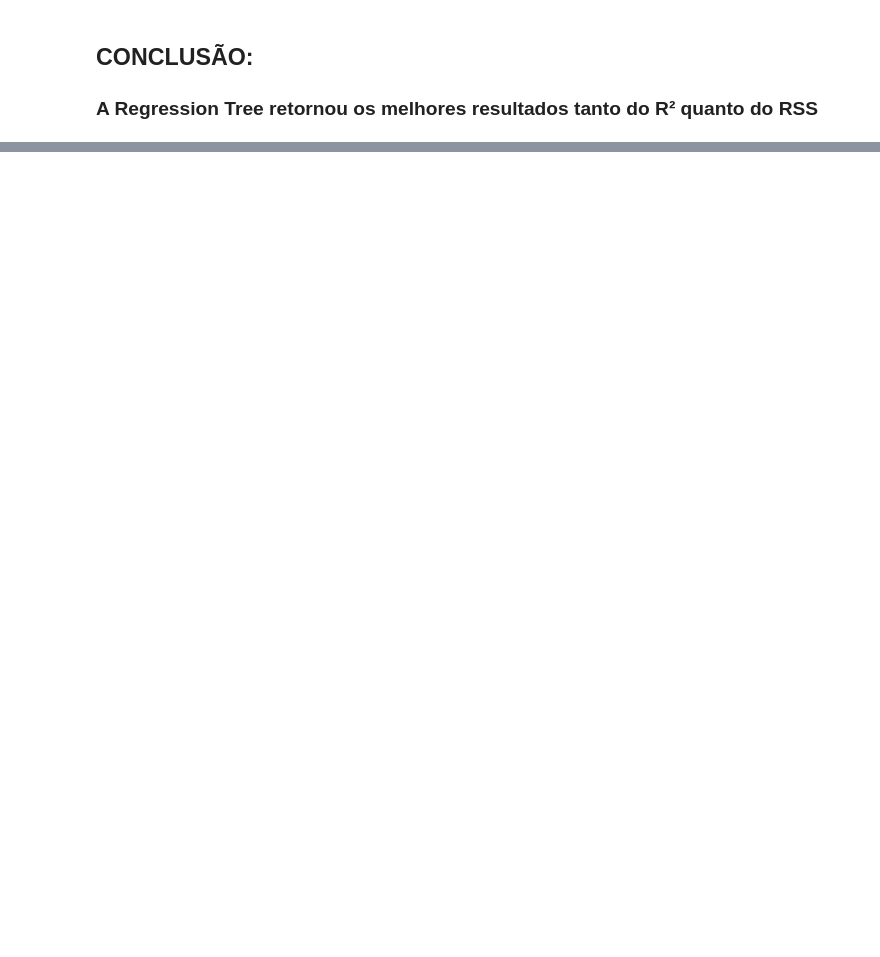
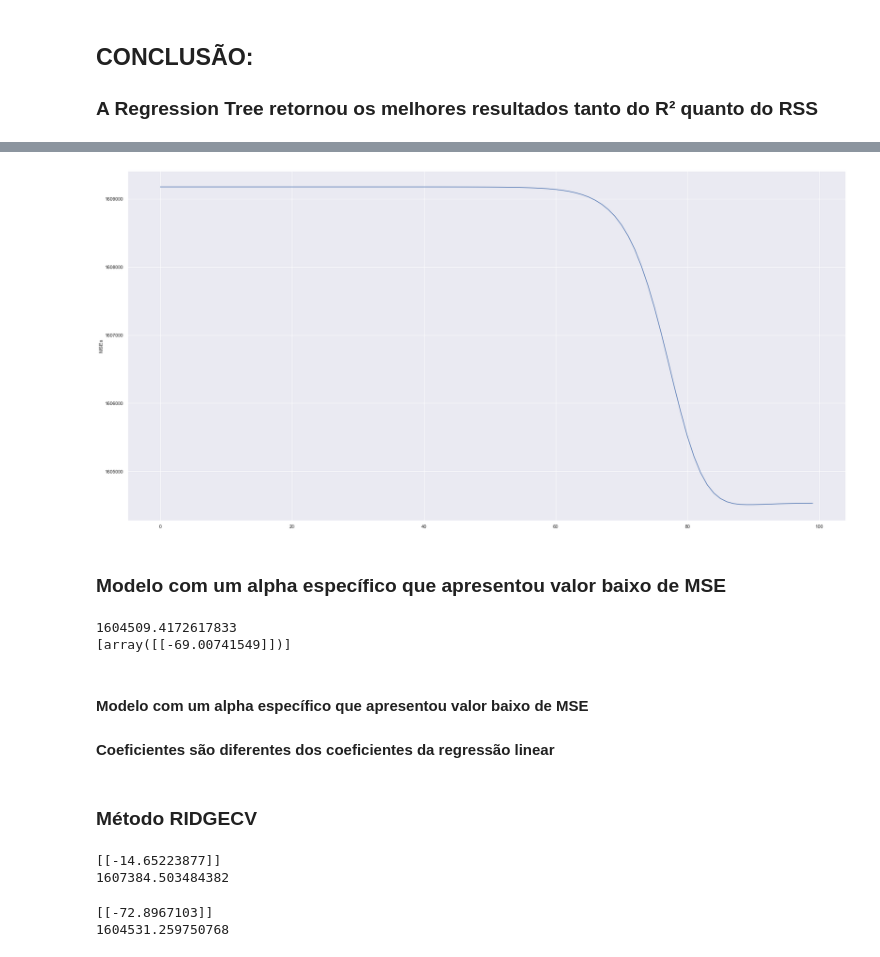
Before and after one commit to advinstai/Aprendizagem-estatistica-regressao, a Jupyter notebook: Exercicio-regressao/Cristiano/rumo_regressao_cristiano.ipynb, the cells around one changed output, grey strips where cells are left out. Cells and saved outputs as stored; diff of their text form; code cells hidden in the pictures; blank space fills up the shorter version.

```diff
--- a/Exercicio-regressao/Cristiano/rumo_regressao_cristiano.ipynb
+++ b/Exercicio-regressao/Cristiano/rumo_regressao_cristiano.ipynb
@@ -293,0 +412,48 @@ TREE:   61353464152
+# %%
+#plt.plot(alphas,MSEs)
+plt.plot(MSEs)
+plt.ylabel('MSEs')
+
+plt.show()
+# %% [output]
+[figure, added]
+# %% [markdown]
+### Modelo com um alpha específico que apresentou valor baixo de MSE
+# %%
+ridge = Ridge(alpha = alphas[90], normalize = True)
+coefs = []
+
+ridge.fit(X_train, Y_train)
+coefs.append(ridge.coef_)
+print(mean_squared_error(Y_test,ridge.predict(X_test)))
+
+print(coefs)
+# %% [output]
+1604509.4172617833
+[array([[-69.00741549]])]
+# %% [markdown]
+#### Modelo com um alpha específico que apresentou valor baixo de MSE
+#### Coeficientes são diferentes dos coeficientes da regressão linear
+# %% [markdown]
+### Método RIDGECV
+# %%
+ridge2 = Ridge(alpha = 4, normalize = True)
+ridge2.fit(X_train, Y_train)             # Fit a ridge regression on the training data
+pred2 = ridge2.predict(X_test)           # Use this model to predict the test data
+print(ridge2.coef_) # Print coefficients
+print(mean_squared_error(Y_test, pred2))          # Calculate the test MSE
+# %% [output]
+[[-14.65223877]]
+1607384.503484382
+# %%
+ridgecv = RidgeCV(alphas = alphas )
+
+ridgecv = RidgeCV(alphas = alphas, scoring = 'neg_mean_absolute_error', normalize = True)
+
+ridgecv.fit(X_train, Y_train)
+ridgecv.alpha_
+print(ridgecv.coef_)          # Print coefficients
+print(mean_squared_error(Y_test, ridgecv.predict(X_test)))          # Calculate the test MSE
+# %% [output]
+[[-72.8967103]]
+1604531.259750768
```
Also changed, not shown: parts of 24 cells of this notebook.
